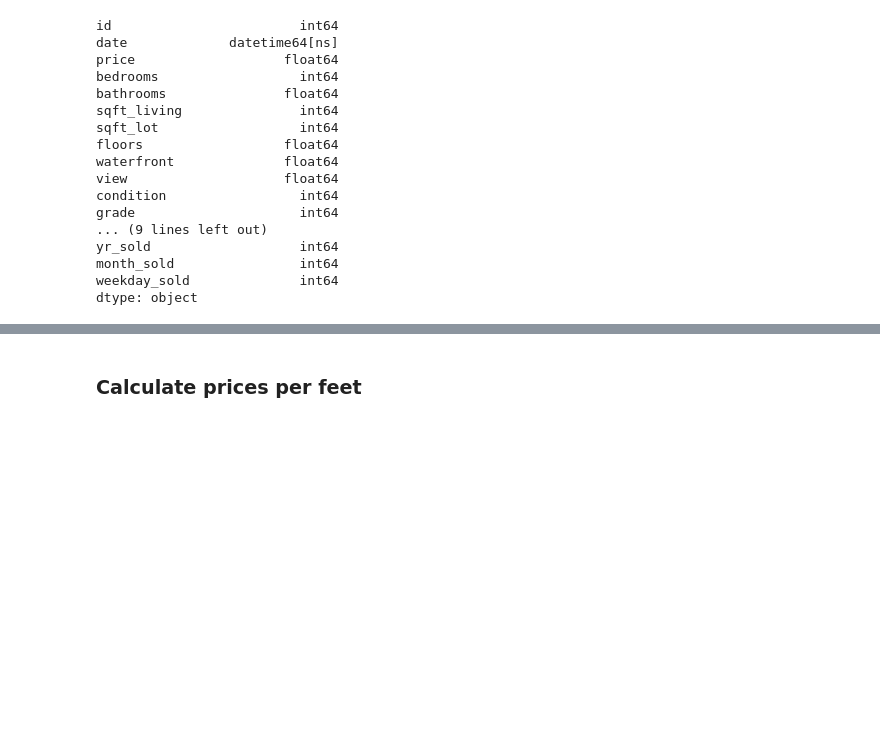
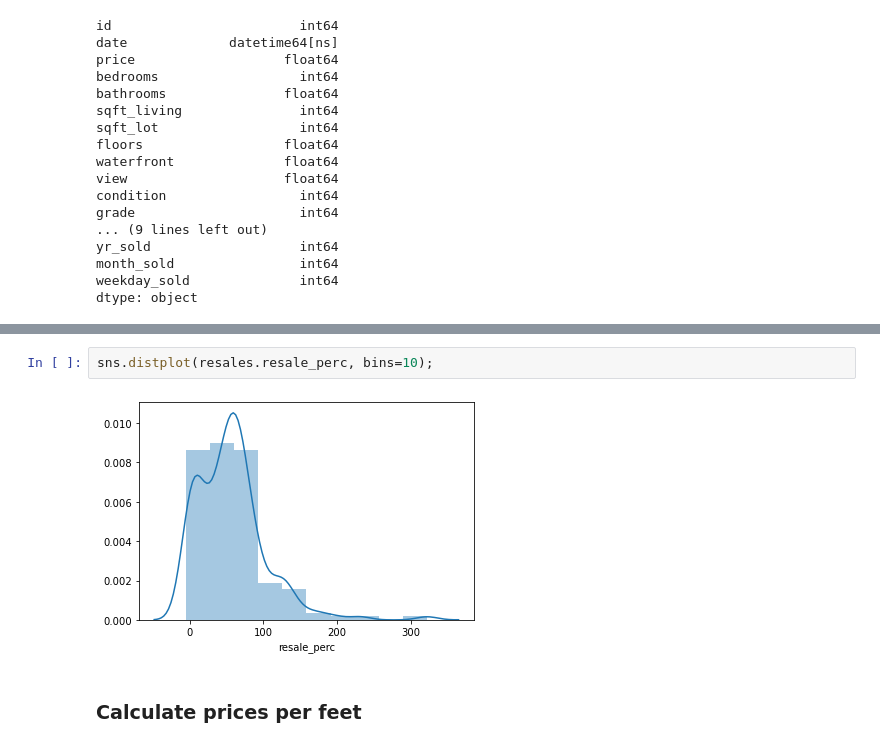
Before and after one commit to dave-py/eda_real-estate, a Jupyter notebook: EDA_real_estate.ipynb, the cells around one changed output, grey strips where cells are left out. Drawn from its saved outputs; the diff is of its cells as text; blank space fills up the shorter version.

```diff
--- a/EDA_real_estate.ipynb
+++ b/EDA_real_estate.ipynb
@@ -299,3 +308,7 @@ dups
+# %%
+sns.distplot(resales.resale_perc, bins=10);
+# %% [output]
+[figure, added]
 # %% [markdown]
 ###  Calculate prices per feet
 # %%
```
Also changed, not shown: parts of 19 cells of this notebook, 2 other files.
